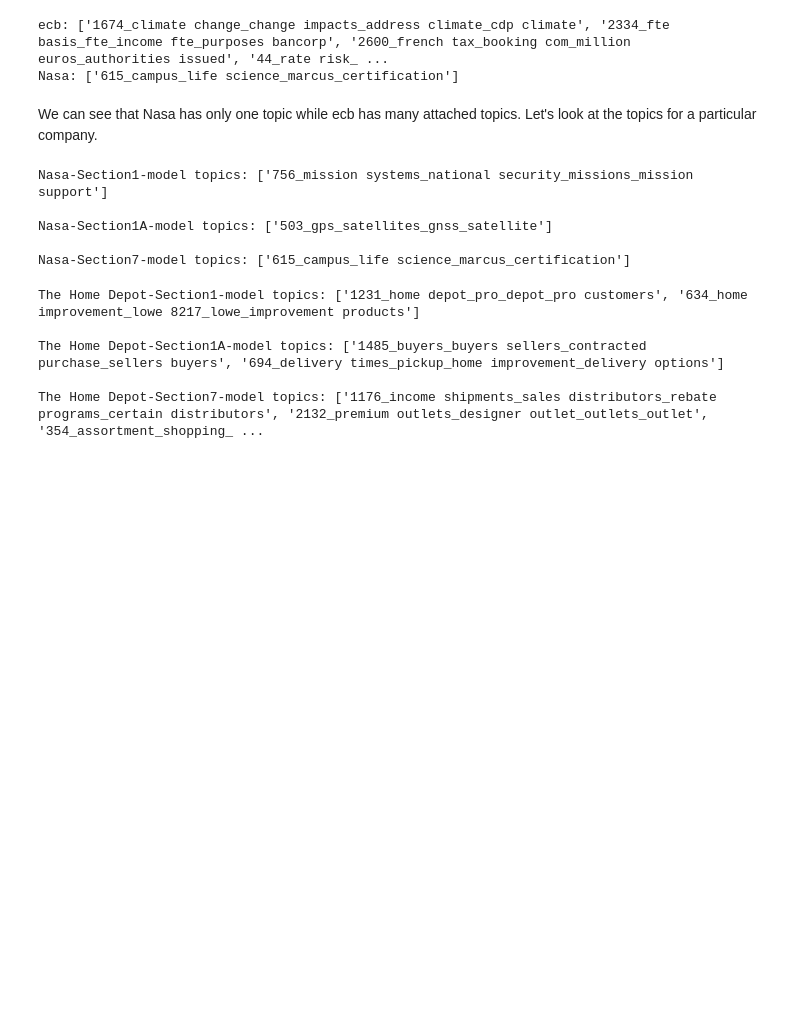
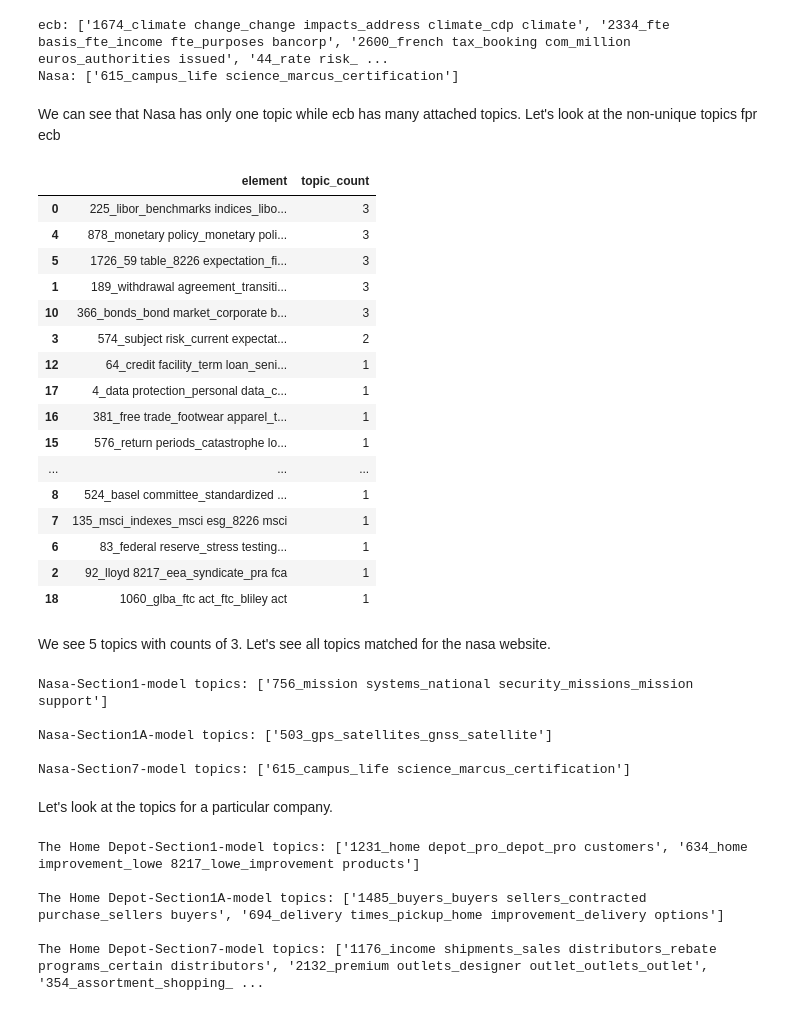
Before and after one commit to ruisp666/topic_search, a Jupyter notebook: api/User Guide.ipynb, the cells around one changed output. Saved outputs shown, nothing was run; the diff lists cells and outputs as text; code cells hidden in the pictures; blank space fills up the shorter version.

```diff
--- a/api/User Guide.ipynb
+++ b/api/User Guide.ipynb
@@ -184,6 +184,7 @@ def get_topics_url_lists(url, keep_all=False):
 # %%
 topics_1 = get_topics_url_lists(url='https://www.ecb.europa.eu/home/html/index.en.html')
 topics_2 = get_topics_url_lists(url='https://www.nasa.gov')
+topics_1_keep_all = get_topics_url_lists(url='https://www.ecb.europa.eu/home/html/index.en.html', keep_all=True)
 # %% [markdown]
 Let' see the topics corresponding to the section7 model.
 # %%
@@ -193,7 +194,35 @@ print(f'Nasa: {topics_2["Section7"]}')
 ecb: ['1674_climate change_change impacts_address climate_cdp climate', '2334_fte basis_fte_income fte_purposes bancorp', '2600_french tax_booking com_million euros_authorities issued', '44_rate risk_ ...
 Nasa: ['615_campus_life science_marcus_certification']
 # %% [markdown]
-We can see that Nasa has only one topic while ecb has many attached topics. Let's look at the topics for a particular company.
+We can see that Nasa has only one topic while ecb has many attached topics. Let's look at the non-unique topics fpr ecb
+# %%
+from collections import Counter
+counter = Counter(topics_1_keep_all["Section1"])
+import pandas as pd
+
+df = pd.DataFrame.from_dict(counter, orient='index').reset_index()
+df = df.rename(columns={'index':'element', 0:'topic_count'})
+display(df.sort_values('topic_count', ascending=False))
+# %% [output]
+|  | element | topic_count |
+| 0 | 225_libor_benchmarks indices_libo... | 3 |
+| 4 | 878_monetary policy_monetary poli... | 3 |
+| 5 | 1726_59 table_8226 expectation_fi... | 3 |
+| 1 | 189_withdrawal agreement_transiti... | 3 |
+| 10 | 366_bonds_bond market_corporate b... | 3 |
+| 3 | 574_subject risk_current expectat... | 2 |
+| 12 | 64_credit facility_term loan_seni... | 1 |
+| 17 | 4_data protection_personal data_c... | 1 |
+| 16 | 381_free trade_footwear apparel_t... | 1 |
+| 15 | 576_return periods_catastrophe lo... | 1 |
+| ... | ... | ... |
+| 8 | 524_basel committee_standardized ... | 1 |
+| 7 | 135_msci_indexes_msci esg_8226 msci | 1 |
+| 6 | 83_federal reserve_stress testing... | 1 |
+| 2 | 92_lloyd 8217_eea_syndicate_pra fca | 1 |
+| 18 | 1060_glba_ftc act_ftc_bliley act | 1 |
+# %% [markdown]
+We see 5 topics with counts of 3. Let's see all topics matched for the nasa website.
 # %%
 for s in sections:
     print(f'Nasa-{s}-model topics: {topics_2[s]} \n')
@@ -203,6 +232,8 @@ Nasa-Section1-model topics: ['756_mission systems_national security_missions_mis
 Nasa-Section1A-model topics: ['503_gps_satellites_gnss_satellite']
 
 Nasa-Section7-model topics: ['615_campus_life science_marcus_certification']
+# %% [markdown]
+Let's look at the topics for a particular company.
 # %%
 topics_3 = get_topics_url_lists(url='https://www.homedepot.ca/en/home.html')
 
```
